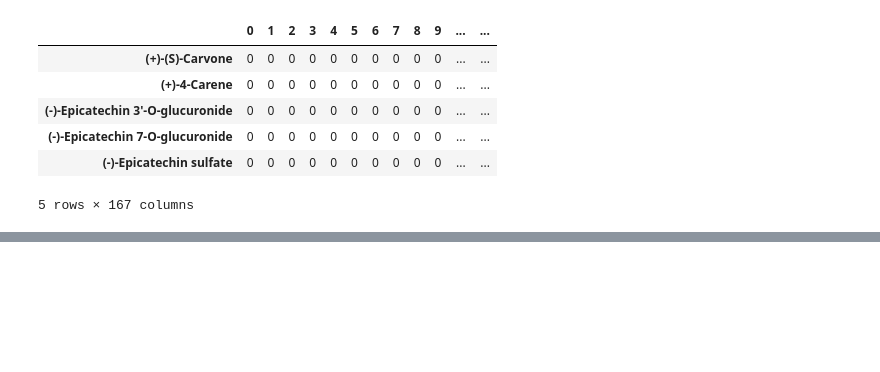
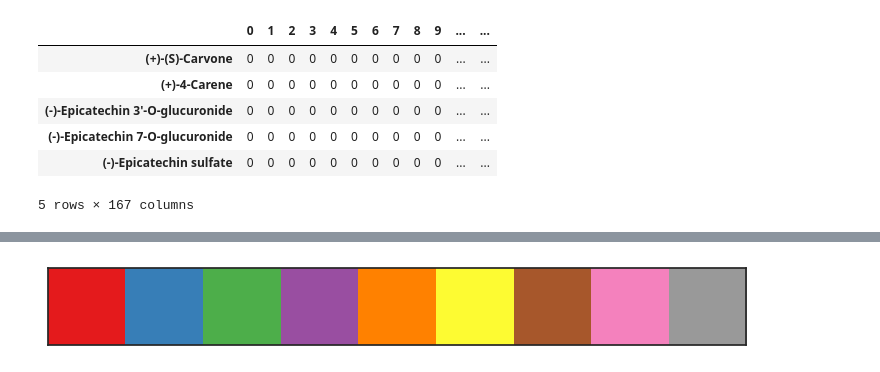
Before and after one commit to MichielStock/Just_for_fun, a Jupyter notebook: Urine_metabolomics/Notebooks/tSNE-plot_urine_metabolome.ipynb, the cells around one changed output, grey strips where cells are left out. Saved outputs shown, nothing was run; the diff lists cells and outputs as text; code cells hidden in the pictures; blank space fills up the shorter version.

```diff
--- a/Urine_metabolomics/Notebooks/tSNE-plot_urine_metabolome.ipynb
+++ b/Urine_metabolomics/Notebooks/tSNE-plot_urine_metabolome.ipynb
@@ -146,8 +213,11 @@ pathways_counter.most_common(n=9)
 # %%
 colors = sns.color_palette("Set1", 9)
 sns.palplot(colors)
 
-figsize = (12, 12)
+figsize = (9, 9)
+fontsize = 14
+# %% [output]
+[figure, added]
 # %%
 fig, axes = plt.subplots(nrows=3, ncols=3, figsize=figsize)
 
```
Also changed, not shown: parts of 32 cells of this notebook, 2 other files.
